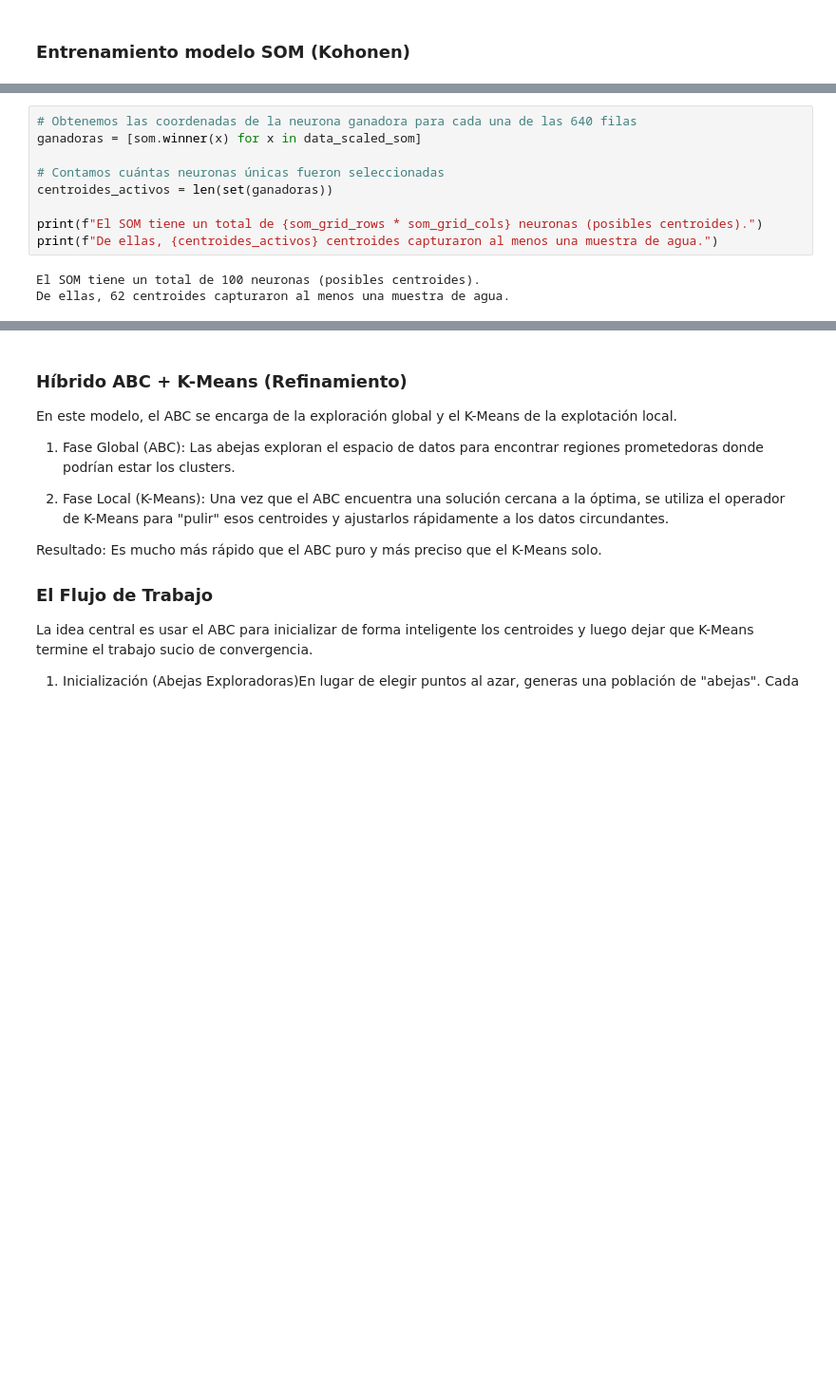
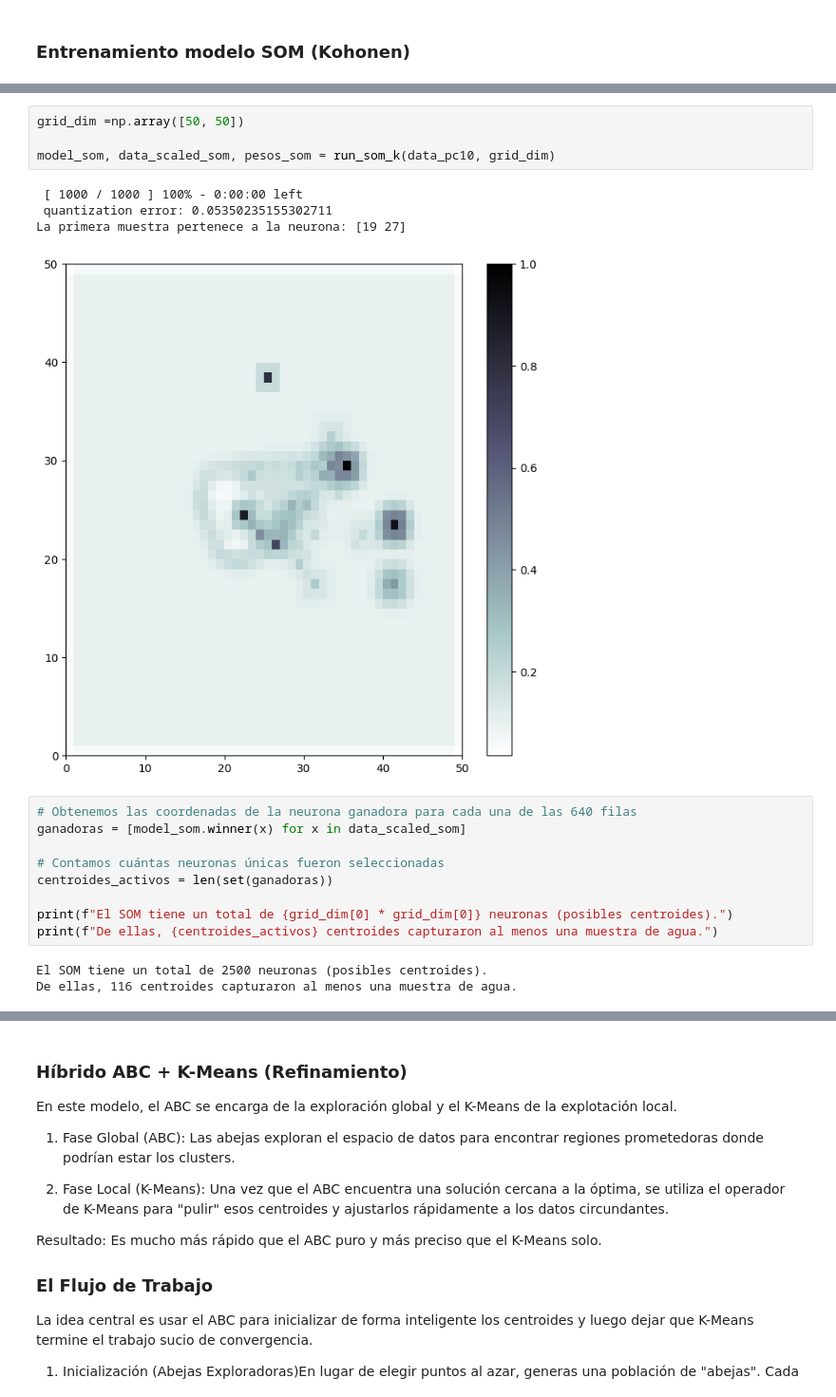
Before and after one commit to mikdevio/leachates_classification_model, a Jupyter notebook: notebooks/02_entrenamiento.ipynb, the cells around one changed output, grey strips where cells are left out. Shown at 95% size. Saved outputs shown, nothing was run; the diff lists cells and outputs as text; blank space fills up the shorter version.

```diff
--- a/notebooks/02_entrenamiento.ipynb
+++ b/notebooks/02_entrenamiento.ipynb
@@ -457,14 +710,23 @@ La primera muestra pertenece a la neurona: [1 7]
+# %%
+grid_dim =np.array([50, 50])
+
+model_som, data_scaled_som, pesos_som = run_som_k(data_pc10, grid_dim)
+# %% [output]
+ [ 1000 / 1000 ] 100% - 0:00:00 left
+ quantization error: 0.05350235155302711
+La primera muestra pertenece a la neurona: [19 27]
+[figure, added]
 # %%
 # Obtenemos las coordenadas de la neurona ganadora para cada una de las 640 filas
-ganadoras = [som.winner(x) for x in data_scaled_som]
+ganadoras = [model_som.winner(x) for x in data_scaled_som]
 
 # Contamos cuántas neuronas únicas fueron seleccionadas
 centroides_activos = len(set(ganadoras))
 
-print(f"El SOM tiene un total de {som_grid_rows * som_grid_cols} neuronas (posibles centroides).")
+print(f"El SOM tiene un total de {grid_dim[0] * grid_dim[0]} neuronas (posibles centroides).")
 print(f"De ellas, {centroides_activos} centroides capturaron al menos una muestra de agua.")
 # %% [output]
-El SOM tiene un total de 100 neuronas (posibles centroides).
-De ellas, 62 centroides capturaron al menos una muestra de agua.
+El SOM tiene un total de 2500 neuronas (posibles centroides).
+De ellas, 116 centroides capturaron al menos una muestra de agua.
 # %%
 # 1. Aplanamos los pesos de la rejilla (de 10x10x10 a 100x10)
```
Also changed, not shown: parts of 22 cells of this notebook, 5 other files.
